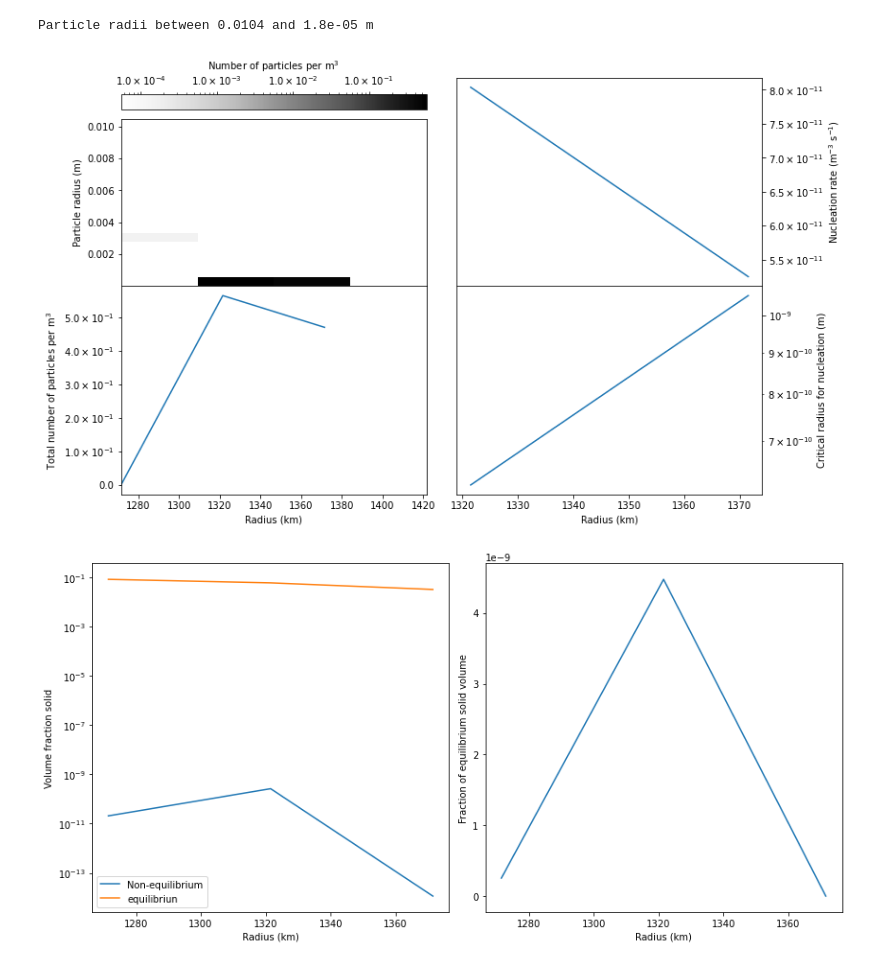
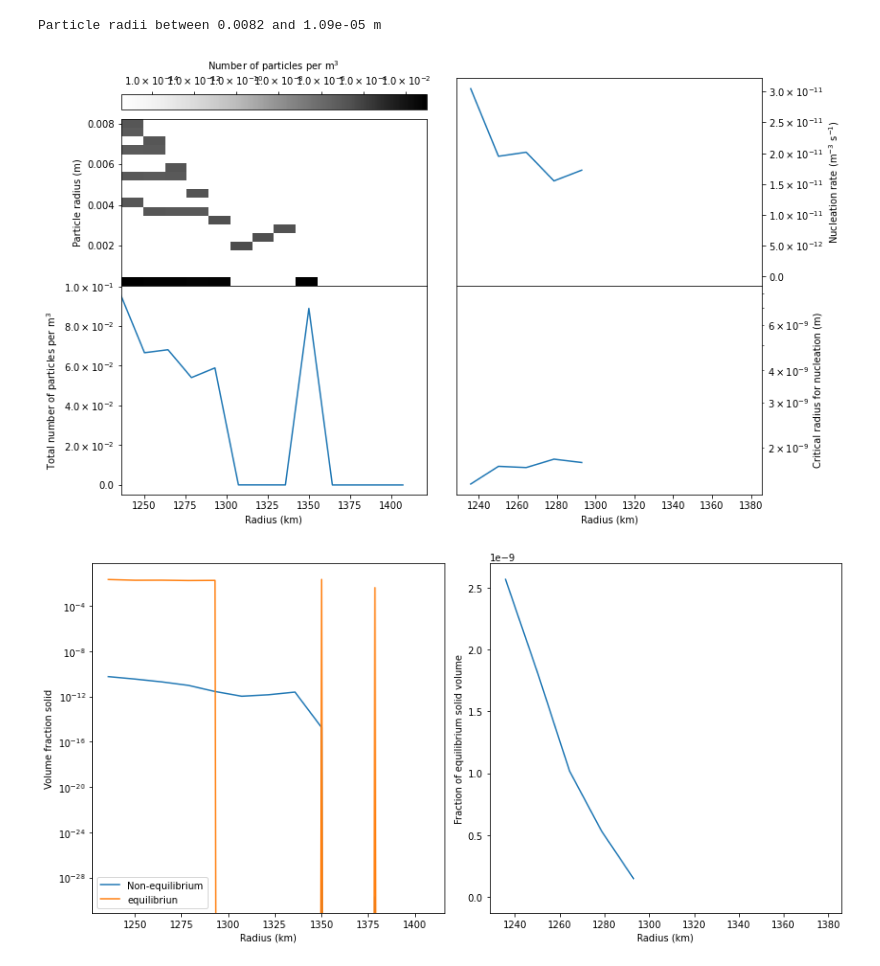
Before and after one commit to andreww/slurry, a Jupyter notebook: results_plotting.ipynb, the cells around one changed output. Cells and saved outputs as stored; diff of their text form; code cells hidden in the pictures.

Commit message:
Plot converged results
I think I need to seperate out the discretisation
grid from the knots, but this looks prety good!

```diff
--- a/results_plotting.ipynb
+++ b/results_plotting.ipynb
@@ -15,15 +15,15 @@ import earth_model
 # %%
 #data = bulk_case_runner.load_case_data('self_consistent.pickle')
 #data = bulk_case_runner.load_case_data('optimised.pickle')
 #data = bulk_case_runner.load_case_data('optimised_lowt.pickle')
-data = bulk_case_runner.load_case_data('optimised_lowt_powell.pickle')
+data = bulk_case_runner.load_case_data('optimised_15_two_step.pickle')
 
 bulk_case_runner.plot_case_csd_nuc(logscale=True, nonuc=False, **data)
 bulk_case_runner.plot_case_solid_frac(**data)
 # %% [output]
-Particle radii between 0.0104 and 1.8e-05 m
+Particle radii between 0.0082 and 1.09e-05 m
-[figure, old version]
+[figure, new version]
-[figure, old version]
+[figure, new version]
 # %%
 # This is where we set all the F-layer parameters. Quite slow (due to liquidus calc I think)
 
```
Also changed, not shown: parts of 1 cell of this notebook, 1 other file.
